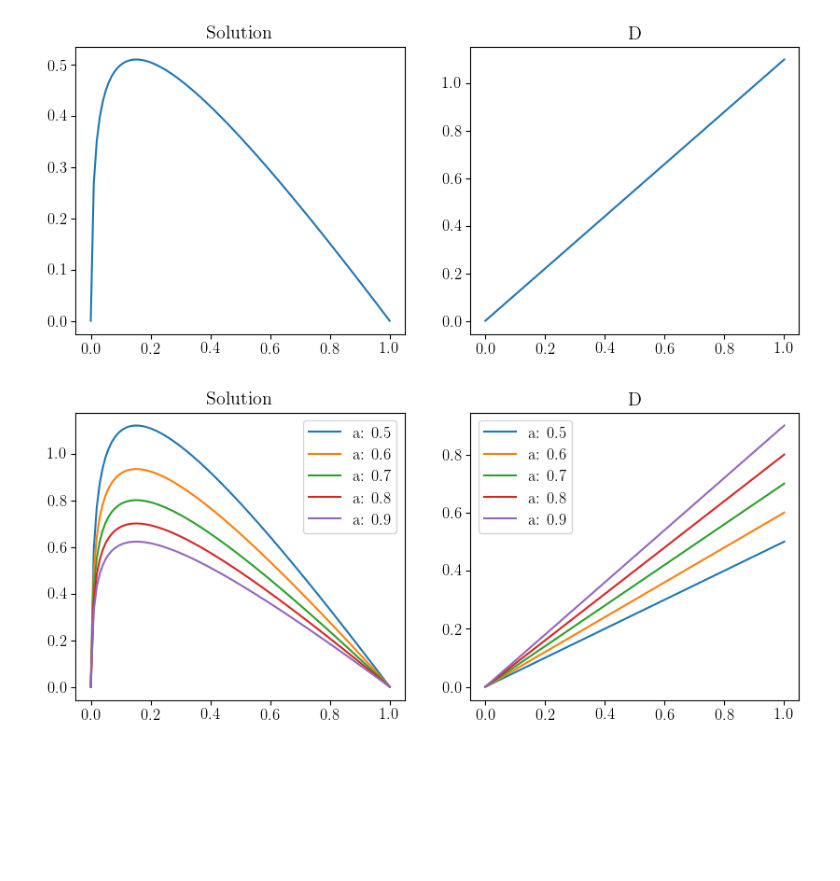
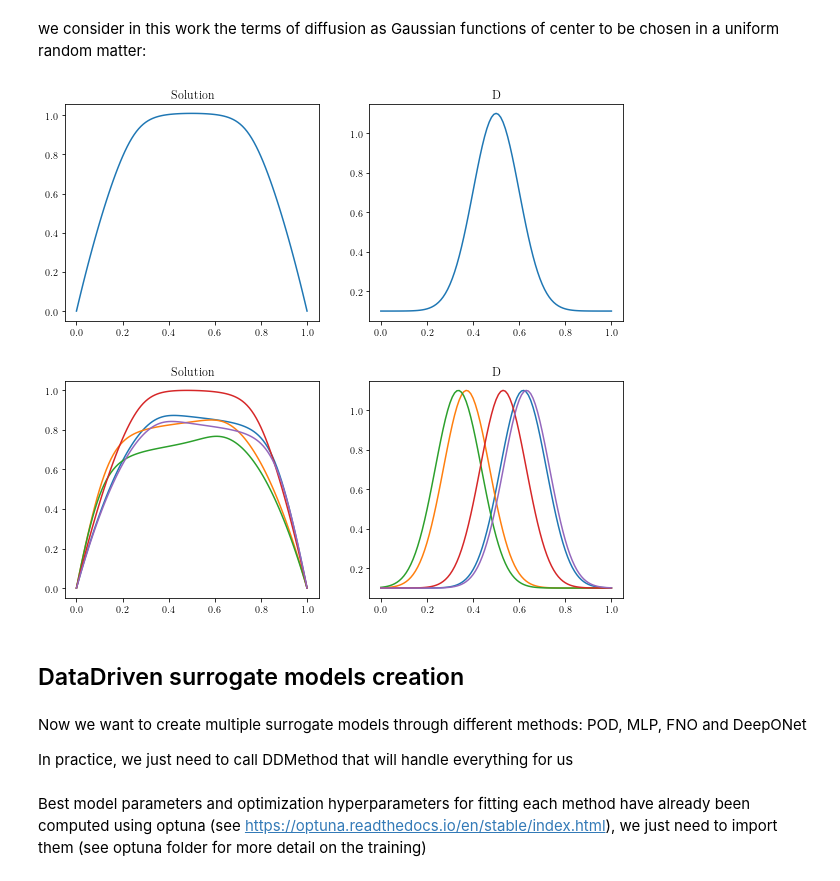
Before and after one commit to lechevaa/CEMRACS_SciML, a Jupyter notebook: notebooks/PoissonEquation/Poisson_step_3.ipynb, the cells around one changed output. Saved outputs shown, nothing was run; the diff lists cells and outputs as text; code cells hidden in the pictures; blank space fills up the shorter version.

```diff
--- a/notebooks/PoissonEquation/Poisson_step_3.ipynb
+++ b/notebooks/PoissonEquation/Poisson_step_3.ipynb
@@ -23,7 +48,20 @@ PARAMS_SOLVER
+# %% [markdown]
+we consider in this work the terms of diffusion as Gaussian functions of center to be chosen in a uniform random matter:
+# %%
+def logn_fct(grid, num_fct, sigma=0.1, centers=None):
+    D_logs = []
+
+    if centers is None:
+         centers = np.random.uniform(0.2, 0.8, num_fct)
+
+    for c in centers:
+        D_log = np.exp(-(grid - c)**2 / (2 * sigma**2)) + 1e-1
+        D_logs.append(D_log)
+
+    return np.stack(D_logs)
 # %%
-fct_D = lambda a, x : a * x
 x = np.linspace(0., 1., 101)
-D = fct_D(1.1, x)
+D = logn_fct(x, 1, centers=[0.5])[0]
 PARAMS_SOLVER['D'] = D
 # %%
 params_solver = copy.deepcopy(PARAMS_SOLVER)
@@ -40,25 +78,28 @@ ax1.set_title('Solution')
 ax2.set_title('D')
 plt.show()
 # %% [output]
-[figure, old version]
+[figure, new version]
 # %%
-a = np.linspace(0.5, 1.5, 11).reshape(-1, 1)
-VD = fct_D(a, x)
+VD = logn_fct(x, num_fct=100)
 # %%
 # Vectorized solver
 VU = solver.Vsolve(vect = 'D', D = VD)
 # %%
 fig, (ax1, ax2) = plt.subplots(1, 2, figsize=(10, 4))
 for sample in range(0, 5):
-    ax1.plot(solver.x, VU[sample], label=f'a: {a[sample][0]}')
-    ax2.plot(solver.x, VD[sample], label=f'a: {a[sample][0]}')
-ax1.legend(loc=1)
-ax2.legend(loc=2)
+    ax1.plot(solver.x, VU[sample])
+    ax2.plot(solver.x, VD[sample])
 ax1.set_title('Solution')
 ax2.set_title('D')
 plt.show()
 # %% [output]
-[figure, old version]
+[figure, new version]
+# %% [markdown]
+## DataDriven surrogate models creation
+# %% [markdown]
+Now we want to create multiple surrogate models through different methods: POD, MLP, FNO and DeepONet
+
+In practice, we just need to call DDMethod that will handle everything for us
 # %%
 from methods.DataDrivenMethods import DDMethod
 # %%
@@ -67,3 +108,5 @@ method_names = ['POD', 'MLP', 'DEEPONET', 'PINN', 'MLPINN', 'FNO']
+# %% [markdown]
+Best model parameters and optimization hyperparameters for fitting each method have already been computed using optuna (see https://optuna.readthedocs.io/en/stable/index.html), we just need to import them (see optuna folder for more detail on the training)
 # %%
 from config_step_3 import PARAMS_METHODS, HYPERPARAMS_METHODS
 # %%
```
Also changed, not shown: parts of 21 cells of this notebook, 1 other file.
